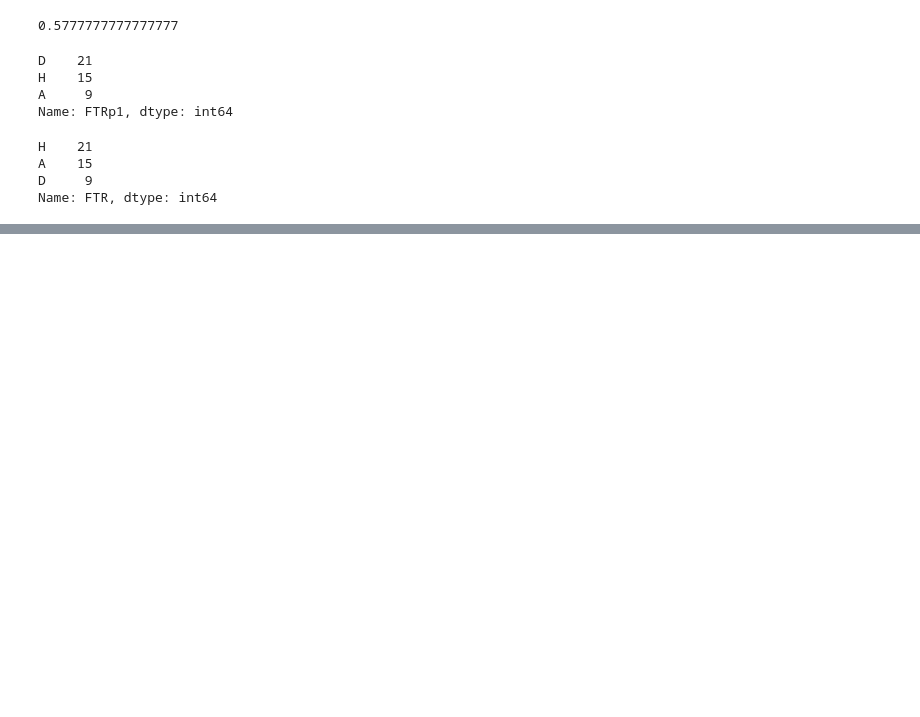
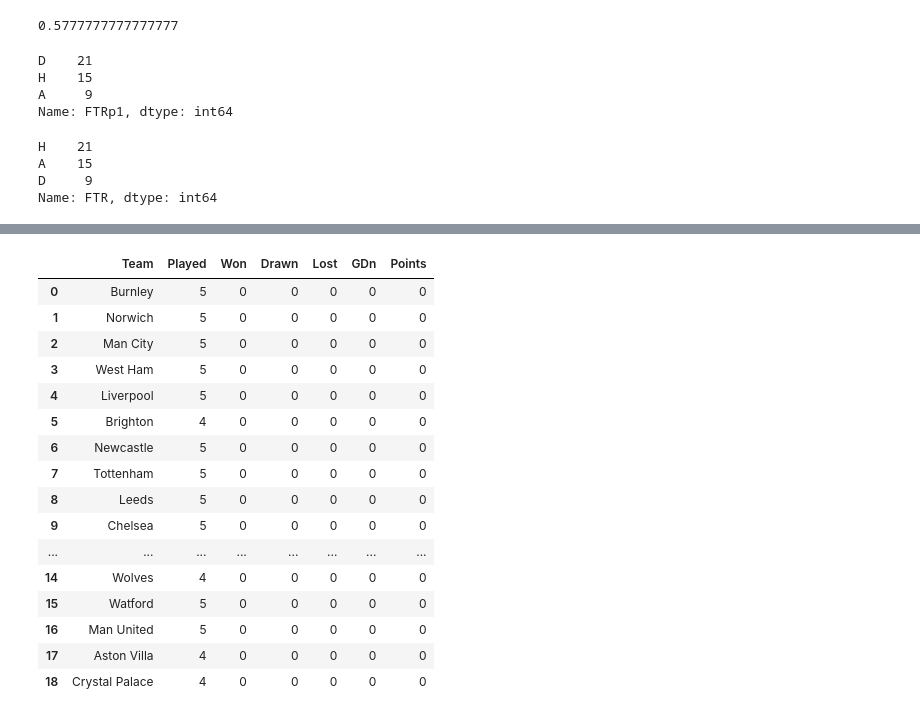
Before and after one commit to sreeharipa/Premier-league-predictor, a Jupyter notebook: 5_predicing-the-new-season.ipynb, the cells around one changed output, grey strips where cells are left out. Drawn from its saved outputs; the diff is of its cells as text; code cells hidden in the pictures; blank space fills up the shorter version.

```diff
--- a/5_predicing-the-new-season.ipynb
+++ b/5_predicing-the-new-season.ipynb
@@ -201,0 +278,26 @@ Name: FTR, dtype: int64
+# %%
+for i in df.HomeTeam:
+    table.loc[table['Team'] == i, 'Played'] = table.Played + 1
+
+for i in df.AwayTeam:
+    table.loc[table['Team'] == i, 'Played'] = table.Played + 1
+# %%
+table
+# %% [output]
+|  | Team | Played | Won | Drawn | Lost | GDn | Points |
+| 0 | Burnley | 5 | 0 | 0 | 0 | 0 | 0 |
+| 1 | Norwich | 5 | 0 | 0 | 0 | 0 | 0 |
+| 2 | Man City | 5 | 0 | 0 | 0 | 0 | 0 |
+| 3 | West Ham | 5 | 0 | 0 | 0 | 0 | 0 |
+| 4 | Liverpool | 5 | 0 | 0 | 0 | 0 | 0 |
+| 5 | Brighton | 4 | 0 | 0 | 0 | 0 | 0 |
+| 6 | Newcastle | 5 | 0 | 0 | 0 | 0 | 0 |
+| 7 | Tottenham | 5 | 0 | 0 | 0 | 0 | 0 |
+| 8 | Leeds | 5 | 0 | 0 | 0 | 0 | 0 |
+| 9 | Chelsea | 5 | 0 | 0 | 0 | 0 | 0 |
+| ... | ... | ... | ... | ... | ... | ... | ... |
+| 14 | Wolves | 4 | 0 | 0 | 0 | 0 | 0 |
+| 15 | Watford | 5 | 0 | 0 | 0 | 0 | 0 |
+| 16 | Man United | 5 | 0 | 0 | 0 | 0 | 0 |
+| 17 | Aston Villa | 4 | 0 | 0 | 0 | 0 | 0 |
+| 18 | Crystal Palace | 4 | 0 | 0 | 0 | 0 | 0 |
```
Also changed, not shown: parts of 9 cells of this notebook.
